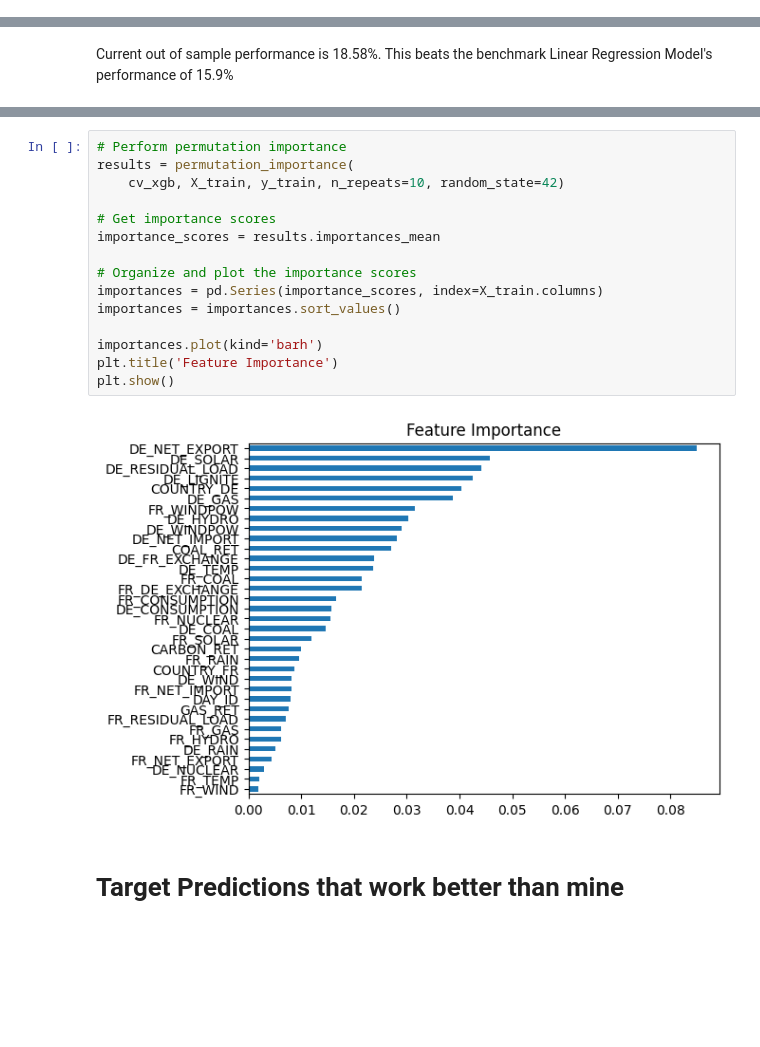
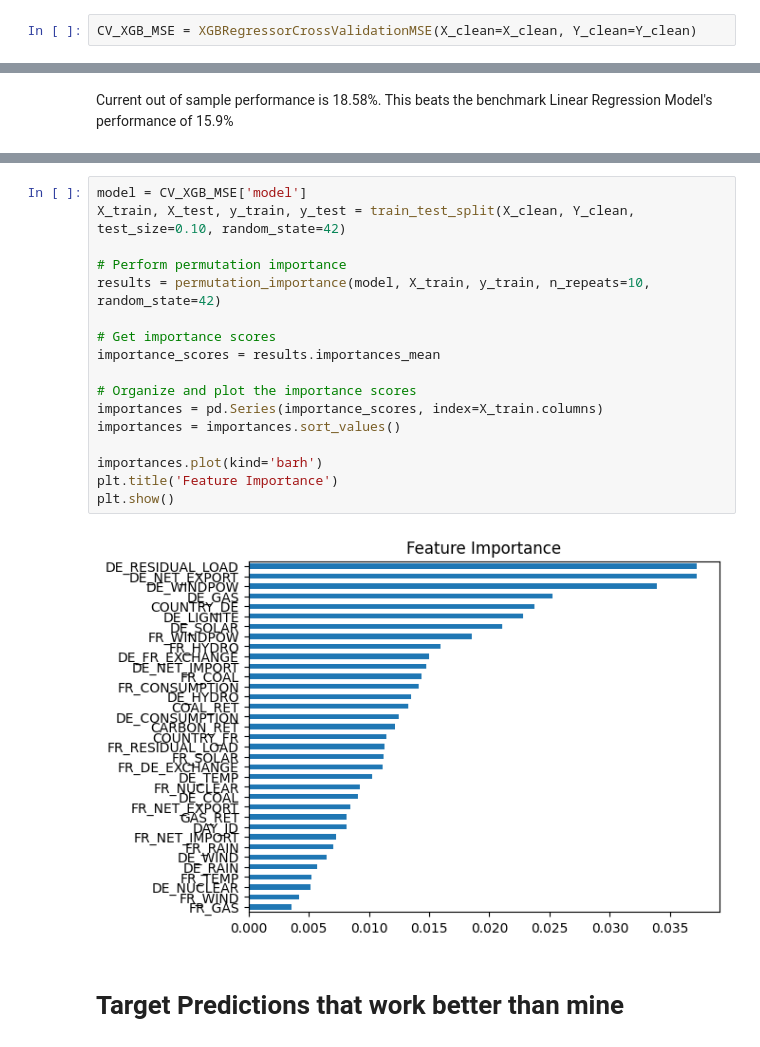
Before and after one commit to talhajamal11/QRT---Electricity-Prices---2023, a Jupyter notebook: src/main.ipynb, the cells around one changed output, grey strips where cells are left out. Drawn from its saved outputs; the diff is of its cells as text; blank space fills up the shorter version.

```diff
--- a/src/main.ipynb
+++ b/src/main.ipynb
@@ -294,0 +239,2 @@ Full Model Spearman correlation for the train set: 97.1%
+# %%
+CV_XGB_MSE = XGBRegressorCrossValidationMSE(X_clean=X_clean, Y_clean=Y_clean)
@@ -317,20 +268,22 @@ plot_importance(cv_xgb)
 # %%
+model = CV_XGB_MSE['model']
+X_train, X_test, y_train, y_test = train_test_split(X_clean, Y_clean, test_size=0.10, random_state=42)
+
 # Perform permutation importance
-results = permutation_importance(
-    cv_xgb, X_train, y_train, n_repeats=10, random_state=42)
+results = permutation_importance(model, X_train, y_train, n_repeats=10, random_state=42)
 
 # Get importance scores
 importance_scores = results.importances_mean
 
 # Organize and plot the importance scores
 importances = pd.Series(importance_scores, index=X_train.columns)
 importances = importances.sort_values()
 
 importances.plot(kind='barh')
 plt.title('Feature Importance')
 plt.show()
 # %% [output]
-[figure, old version]
+[figure, new version]
 # %% [markdown]
 # Target Predictions that work better than mine
 # %%
```
Also changed, not shown: parts of 19 cells of this notebook, 2 other files.
